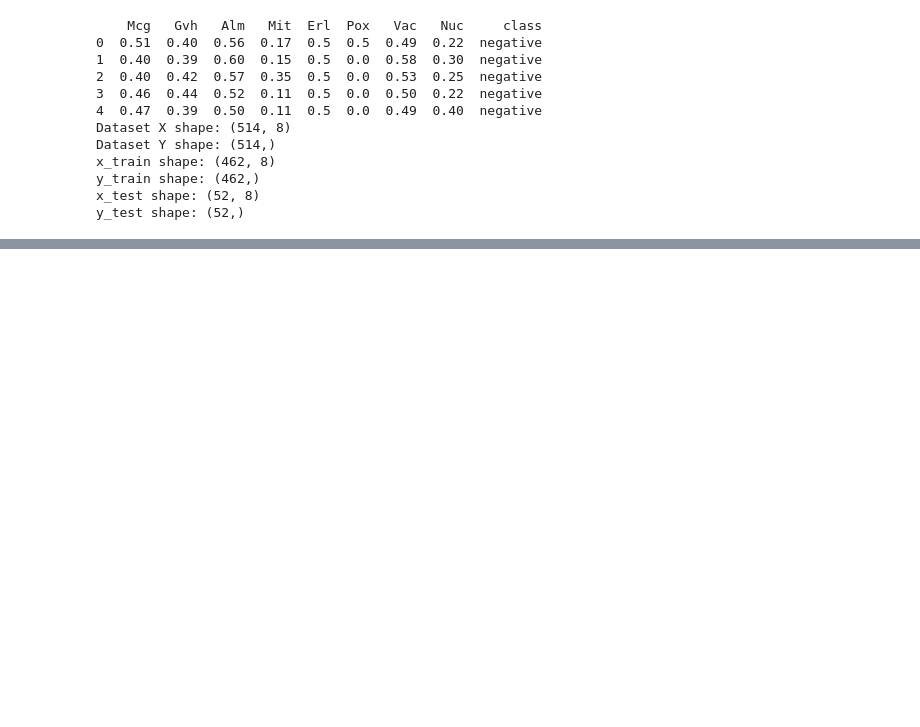
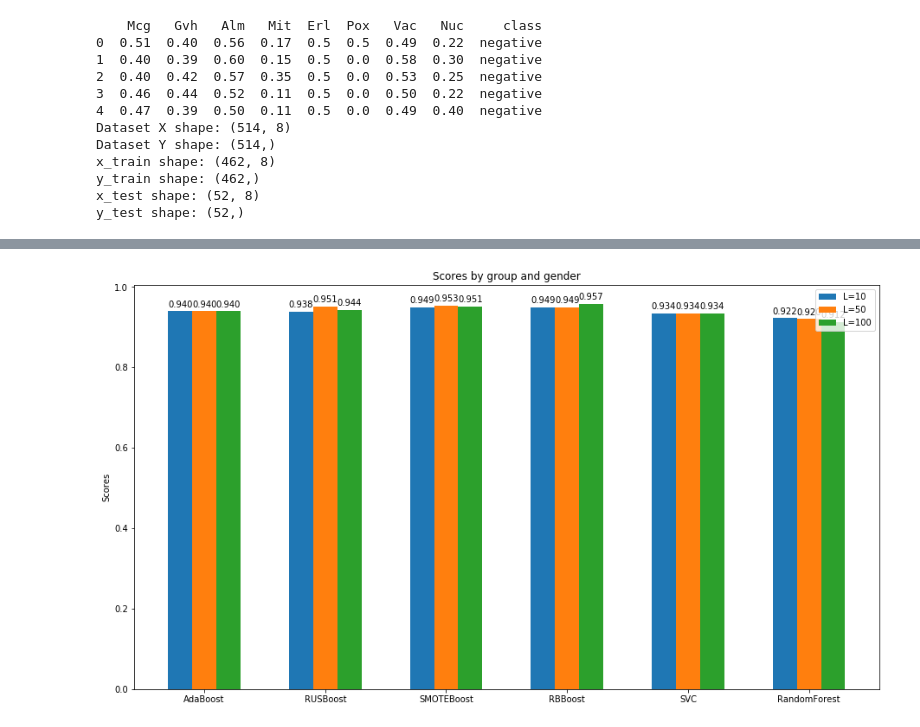
Before and after one commit to Nikronic/Pattern-Recognition-IUST, a Jupyter notebook: HW2/PR-HW2.ipynb, the cells around one changed output, grey strips where cells are left out. Saved outputs shown, nothing was run; the diff lists cells and outputs as text; code cells hidden in the pictures; blank space fills up the shorter version.

```diff
--- a/HW2/PR-HW2.ipynb
+++ b/HW2/PR-HW2.ipynb
@@ -808,0 +859,42 @@ Accuracy of ensemble with size of #100:
+# %%
+ensemble10 = all_acc[0]
+ensemble50 = all_acc[1]
+ensemble100 = all_acc[2]
+
+values = np.arange(len(columns))  # the label locations
+width = 0.2  # the width of the bars
+
+fig, ax = plt.subplots()
+rects1 = ax.bar(values - width, ensemble10, width, label='L=10')
+rects2 = ax.bar(values, ensemble50, width, label='L=50')
+rects3 = ax.bar(values + width, ensemble100, width, label='L=100')
+
+# Add some text for labels, title and custom x-axis tick labels, etc.
+ax.set_ylabel('Scores')
+ax.set_title('Scores by group and gender')
+ax.set_xticks(values)
+ax.set_xticklabels(columns)
+ax.legend()
+
+
+def autolabel(rects):
+    """Attach a text label above each bar in *rects*, displaying its height."""
+    for rect in rects:
+        height = rect.get_height()
+        ax.annotate('%0.3f' % height,
+                    xy=(rect.get_x() + rect.get_width() / 2, height),
+                    xytext=(0, 3),  # 3 points vertical offset
+                    textcoords="offset points",
+                    ha='center', va='bottom')
+
+
+autolabel(rects1)
+autolabel(rects2)
+autolabel(rects3)
+
+fig.tight_layout()
+fig = plt.gcf()
+fig.set_size_inches(14,8)
+plt.show()
+# %% [output]
+[figure, added]
```
Also changed, not shown: parts of 8 cells of this notebook.
